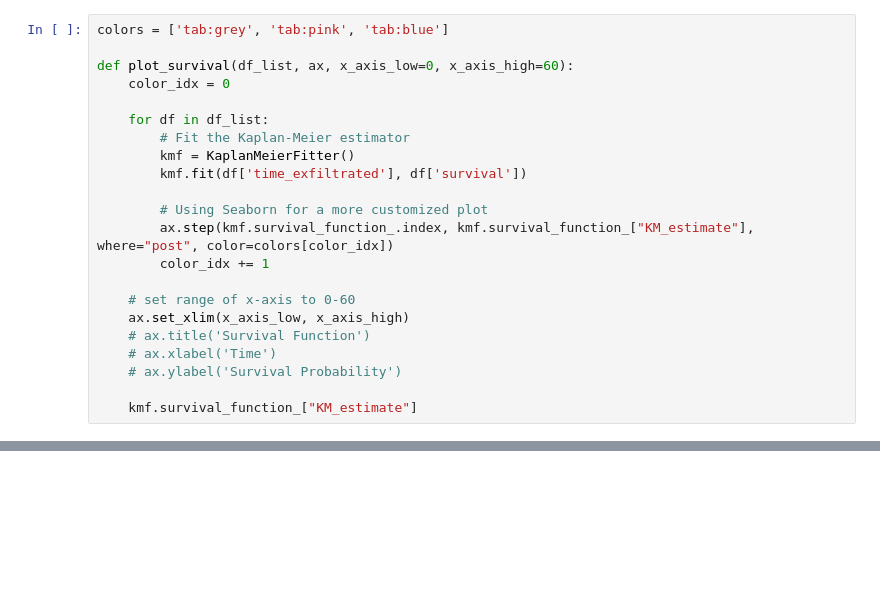
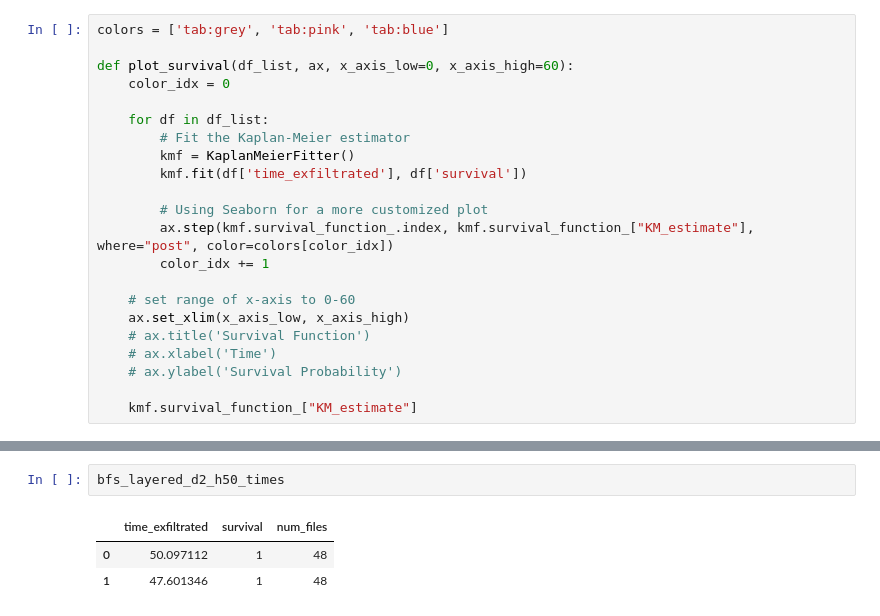
Before and after one commit to bsinger-cmu/perry, a Jupyter notebook: data_analysis/layered.ipynb, the cells around one changed output, grey strips where cells are left out. Saved outputs shown, nothing was run; the diff lists cells and outputs as text; blank space fills up the shorter version.

```diff
--- a/data_analysis/layered.ipynb
+++ b/data_analysis/layered.ipynb
@@ -126,0 +177,6 @@ plot_survival([dfs_standalone_d2_h0_times, dfs_standalone_d0_h50_times, dfs_laye
+# %%
+bfs_layered_d2_h50_times
+# %% [output]
+|  | time_exfiltrated | survival | num_files |
+| 0 | 50.097112 | 1 | 48 |
+| 1 | 47.601346 | 1 | 48 |
```
Also changed, not shown: parts of 6 cells of this notebook, 20 other files.
